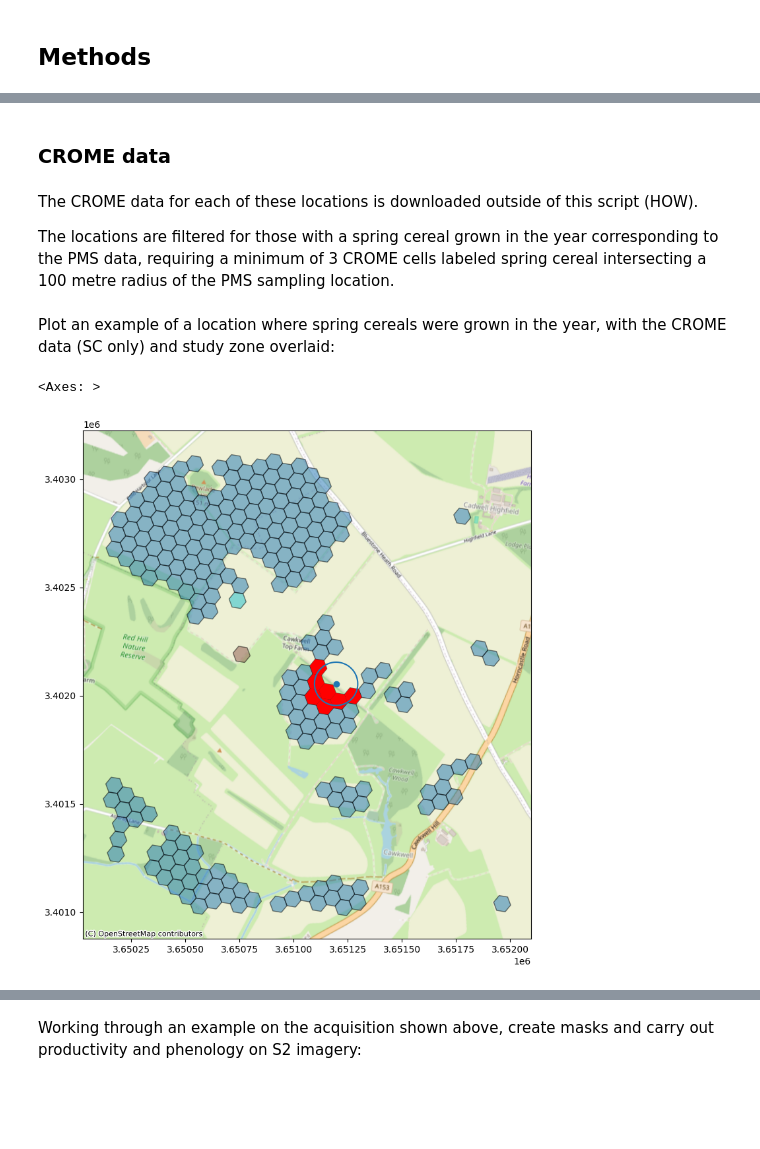
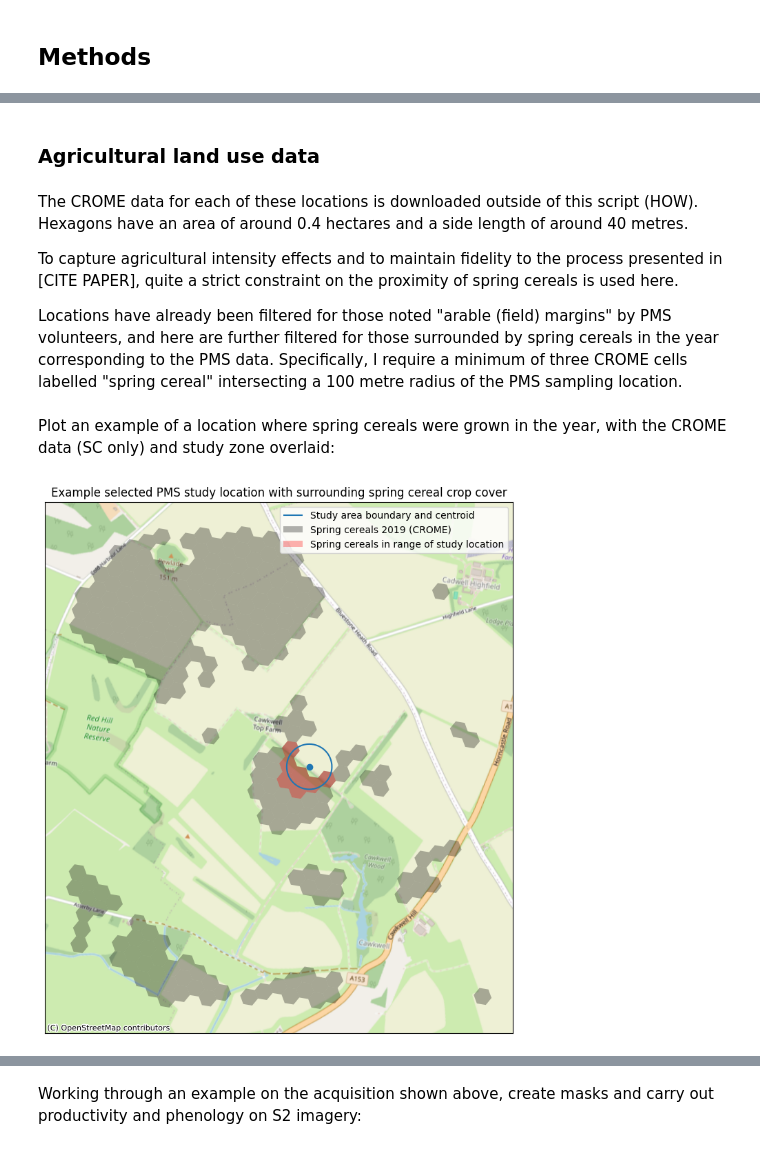
Before and after one commit to twhit1/quant_ecolo, a Jupyter notebook: docs/Ecological Data Science for Sustainable Agriculture (Part III).ipynb, the cells around one changed output, grey strips where cells are left out. Cells and saved outputs as stored; diff of their text form; code cells hidden in the pictures; blank space fills up the shorter version.

```diff
--- a/docs/Ecological Data Science for Sustainable Agriculture (Part III).ipynb
+++ b/docs/Ecological Data Science for Sustainable Agriculture (Part III).ipynb
@@ -164,0 +122,3 @@ cx.add_basemap(ax, crs=sample_data.crs, source=cx.providers.CartoDB.PositronNoLa
+# %%
+sample_attributes = pd.read_csv('../../../data/Agric_data/Plant/data/sampleattributes_2015to2022.csv').set_index('sample_attribute_id')
+sample_attributes.head()
@@ -164,0 +135,3 @@ cx.add_basemap(ax, crs=sample_data.crs, source=cx.providers.CartoDB.PositronNoLa
+# %%
+arable_samples = sample_attributes[(sample_attributes['caption'] == 'NPMS Habitat') & sample_attributes['text_value'].isin(['Arable field margins', 'Arable margins'])]
+arable_samples.head()
@@ -164,0 +148,4 @@ cx.add_basemap(ax, crs=sample_data.crs, source=cx.providers.CartoDB.PositronNoLa
+# %%
+arable_samples_loc_yr_unique = sample_info.loc[arable_samples['sample_id'].unique()][['geometry', 'year', 'date_start', 'study_zone', 'study_zone_bbox', 'survey_id']].drop_duplicates(subset=['geometry', 'date_start'])
+arable_samples_loc_yr_unique = arable_samples_loc_yr_unique[(arable_samples_loc_yr_unique['year'] <= 2020) & (arable_samples_loc_yr_unique['year'] >= 2018)]
+arable_samples_loc_yr_unique.head()
@@ -165,9 +160,11 @@ cx.add_basemap(ax, crs=sample_data.crs, source=cx.providers.CartoDB.PositronNoLa
 # %% [markdown]
-### CROME data
+### Agricultural land use data
 # %% [markdown]
-The CROME data for each of these locations is downloaded outside of this script (HOW).
+The CROME data for each of these locations is downloaded outside of this script (HOW). Hexagons have an area of around 0.4 hectares and a side length of around 40 metres.
 
-The locations are filtered for those with a spring cereal grown in the year corresponding to the PMS data, requiring a minimum of 3 CROME cells labeled spring cereal intersecting a 100 metre radius of the PMS sampling location.
+To capture agricultural intensity effects and to maintain fidelity to the process presented in [CITE PAPER], quite a strict constraint on the proximity of spring cereals is used here.
+
+Locations have already been filtered for those noted "arable (field) margins" by PMS volunteers, and here are further filtered for those surrounded by spring cereals in the year corresponding to the PMS data. Specifically, I require a minimum of three CROME cells labelled "spring cereal" intersecting a 100 metre radius of the PMS sampling location.
 # %%
 SPRING_CEREAL_LUCODES = ['AC01', # barley
                          'AC19', # oats
@@ -175,10 +172,8 @@ SPRING_CEREAL_LUCODES = ['AC01', # barley
                          'AC30', # triticale
                          'AC32'] # wheat
 # %%
-######## PROBABLY GET RID OF THIS
-
 sc_aoi_dirs = [] # correspond to PMS sample IDs
-for i, location_path in enumerate(glob('../../../data/Agric_data/NPMS_Locations/*/CROME')):
+for i, location_path in enumerate(glob(os.path.join(DATA_BASE_PATH, '*', 'CROME'))):
     crome_data = gpd.read_file(location_path).to_crs(arable_samples_loc_yr_unique.crs)
 
     # filter for spring cereals
@@ -194,27 +189,36 @@ for i, location_path in enumerate(glob('../../../data/Agric_data/NPMS_Locations/
 # %% [markdown]
 Plot an example of a location where spring cereals were grown in the year, with the CROME data (SC only) and study zone overlaid:
 # %%
-######## PROBABLY GET RID OF THIS
-
-
+# Select example datapoint
 dir = sc_aoi_dirs[0]
 id = int(dir.split('_')[1])
-
 location_path = f'../../../data/Agric_data/NPMS_Locations/{dir}/CROME'
-
 crome_data = gpd.read_file(location_path).to_crs(arable_samples_loc_yr_unique.crs)
 
 # filter for spring cereals
 crome_data = crome_data[crome_data['lucode'].isin(SPRING_CEREAL_LUCODES)]
-
 sc_cells_in_radius = crome_data[crome_data.intersects(arable_samples_loc_yr_unique.loc[id, 'study_zone'])]
 
-ax = crome_data.plot('lucode',figsize=(10, 10), alpha=0.5, edgecolor="k")
+# Plot
+fig, ax = plt.subplots(1,1, figsize=(10,10))
+crome_data.plot(ax=ax, color='k', alpha=0.3, edgecolor=None)
 cx.add_basemap(ax, crs=arable_samples_loc_yr_unique.crs, source=cx.providers.OpenStreetMap.Mapnik, zoom=15)
 
 arable_samples_loc_yr_unique.loc[[id]].plot(ax=ax)
-arable_samples_loc_yr_unique.loc[[id]]['study_zone'].exterior.plot(ax=ax)
-sc_cells_in_radius.plot(ax=ax, color='red')
+arable_samples_loc_yr_unique.loc[[id]]['study_zone'].exterior.plot(ax=ax, label='Study area boundary and centroid')
+sc_cells_in_radius.plot(ax=ax, color='red', alpha=0.3, label='Spring cereals in range of study location')
+
+
+
+legend_handles = [mpl.patches.Patch(facecolor='k', alpha=0.3, label=f"Spring cereals {location_path.split('/')[-2].split('_')[-1]} (CROME)"),
+                  mpl.patches.Patch(facecolor='r', alpha=0.3, label="Spring cereals in range of study location")]
+
+plt.legend(handles=ax.get_legend_handles_labels()[0] +  legend_handles)
+
+ax.set_xticks([])
+ax.set_yticks([])
+
+plt.title('Example selected PMS study location with surrounding spring cereal crop cover')
+plt.show()
 # %% [output]
-<Axes: >
-[figure, old version]
+[figure, new version]
```
Also changed, not shown: parts of 64 cells of this notebook, 1 other file.
